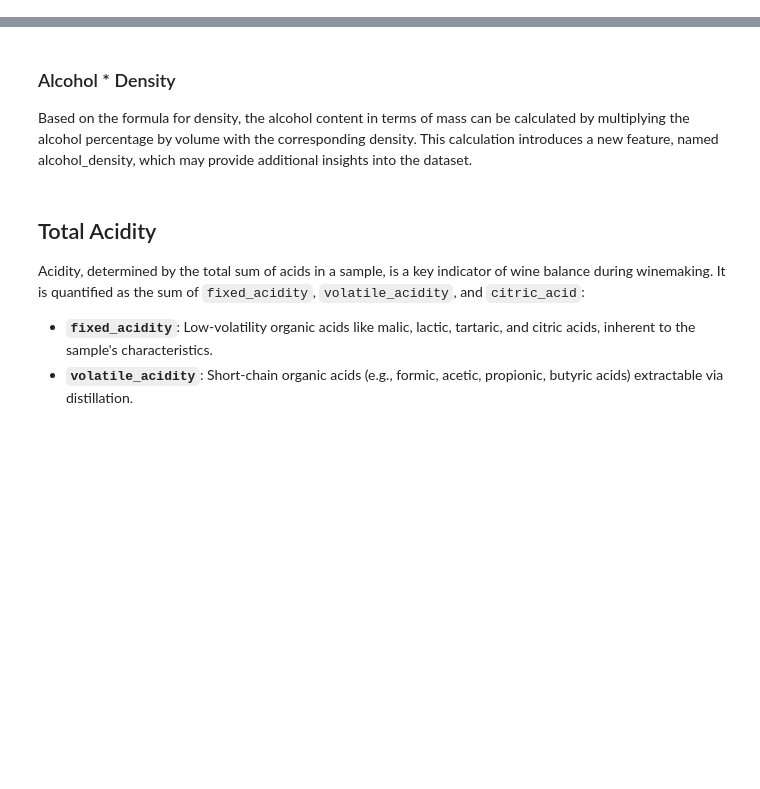
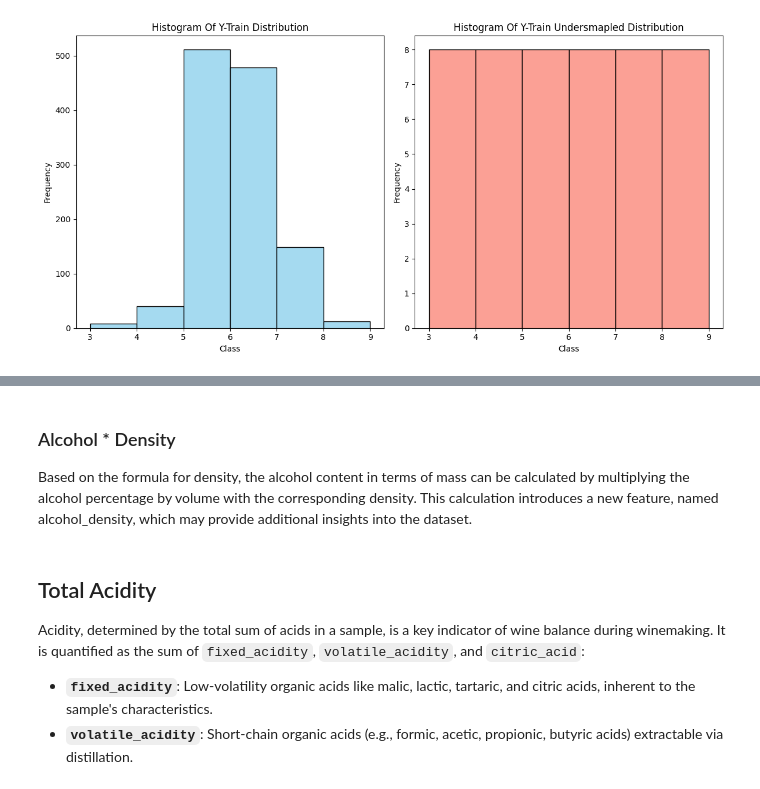
Before and after one commit to airbagdeer/tabular-ds-project, a Jupyter notebook: EX2.ipynb, the cells around one changed output, grey strips where cells are left out. Saved outputs shown, nothing was run; the diff lists cells and outputs as text; code cells hidden in the pictures; blank space fills up the shorter version.

```diff
--- a/EX2.ipynb
+++ b/EX2.ipynb
@@ -126,0 +282,4 @@ By addressing the weaknesses in specific classes, the overall performance of the
+# %%
+compare_distributions(y_train, y_train_undersampled, y1_name='Y-Train Distribution', y2_name='Y-Train Undersmapled Distribution')
+# %% [output]
+[figure, added]
```
Also changed, not shown: parts of 169 cells of this notebook, 21 other files.
